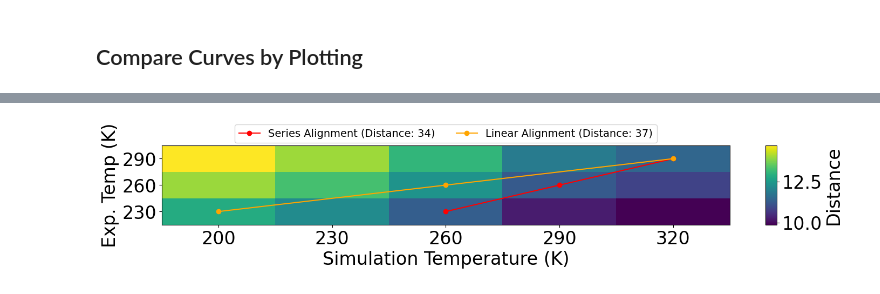
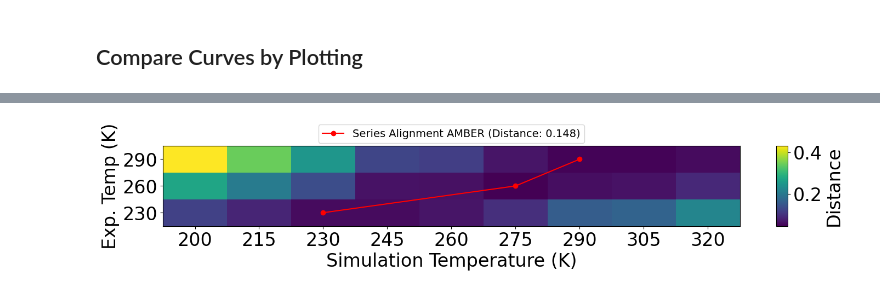
Before and after one commit to huatc/series_alignment, a Jupyter notebook: Notebooks/Create distance QENS.ipynb, the cells around one changed output, grey strips where cells are left out. Drawn from its saved outputs; the diff is of its cells as text; code cells hidden in the pictures.

```diff
--- a/Notebooks/Create distance QENS.ipynb
+++ b/Notebooks/Create distance QENS.ipynb
@@ -219,4 +261,4 @@ score_matrix = series_alignment.create_distance_matrix(data_exp_all, data_sim_al
 # %%
-idx_cols_min, total_dist_min = series_alignment.align_monotone_min(score_matrix)
-idx_cols_lin, total_dist_lin = series_alignment.align_monotone_linear(score_matrix)
+idx_cols_min_charm, total_dist_min_charm = series_alignment.align_monotone_min(score_matrix_charm)
+idx_cols_lin_charm, total_dist_lin_charm = series_alignment.align_monotone_linear(score_matrix_charm)
 # %%
@@ -229,0 +272,5 @@ total_dist_lin
+# %%
+score_matrix_amber = series_alignment.create_distance_matrix(data_exp_all, data_sim_all_amber, 'log_mse')
+# %%
+idx_cols_min_amber, total_dist_min_amber = series_alignment.align_monotone_min(score_matrix_amber)
+idx_cols_lin_amber, total_dist_lin_amber = series_alignment.align_monotone_linear(score_matrix_amber)
@@ -352,13 +452,13 @@ def plot_alignment_with_cost(cost_matrix, idx_cols_min, idx_cols_lin, save_path=
     plt.figure(figsize=(15, 3))
     plt.imshow(cost_matrix, aspect='auto', origin='lower')
     plt.colorbar(label="Distance", aspect=7)
-    plt.plot(idx_cols_min, exp_indices, marker='o', color='red', label='Series Alignment (Distance: 34)')
+    plt.plot(idx_cols_min, exp_indices, marker='o', color='red', label='Series Alignment AMBER (Distance: 0.148)')
 
 
-    plt.plot(idx_cols_lin, exp_indices, marker='o', color='orange', label='Linear Alignment (Distance: 37)')
+    # plt.plot(idx_cols_lin, exp_indices, marker='o', color='orange', label='Linear Alignment (Distance: 37)')
 
 
-    plt.xticks([0, 1, 2, 3, 4], ['200','230','260','290','320'])
+    plt.xticks([0, 1, 2, 3, 4,5,6,7,8], ['200','215','230','245','260','275','290','305','320'])
     plt.yticks([0, 1, 2], ['230','260','290'])
     plt.xlabel("Simulation Temperature (K)")
     plt.ylabel("Exp. Temp (K)")
@@ -368,9 +468,9 @@ def plot_alignment_with_cost(cost_matrix, idx_cols_min, idx_cols_lin, save_path=
     plt.legend(loc='center', bbox_to_anchor=(0.5, 1.15), ncol=4, fontsize=14)
 
     if save_path is not None:
-        plt.savefig('../Figures/QENS_data_match_index.png', dpi=600, bbox_inches="tight")
+        plt.savefig('../Figures/QENS_data_match_index_AMBER.png', dpi=600, bbox_inches="tight")
     plt.show()
 # %%
-plot_alignment_with_cost(score_matrix, idx_cols_min, idx_cols_lin, save_path=True)
+plot_alignment_with_cost(score_matrix_amber, idx_cols_min_amber, idx_cols_lin_amber, save_path=True)
 # %% [output]
-[figure, old version]
+[figure, new version]
```
Also changed, not shown: parts of 17 cells of this notebook, 17 other files.
